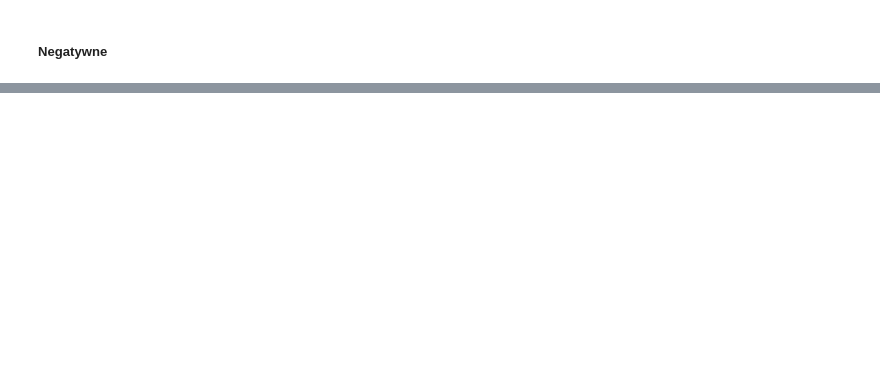
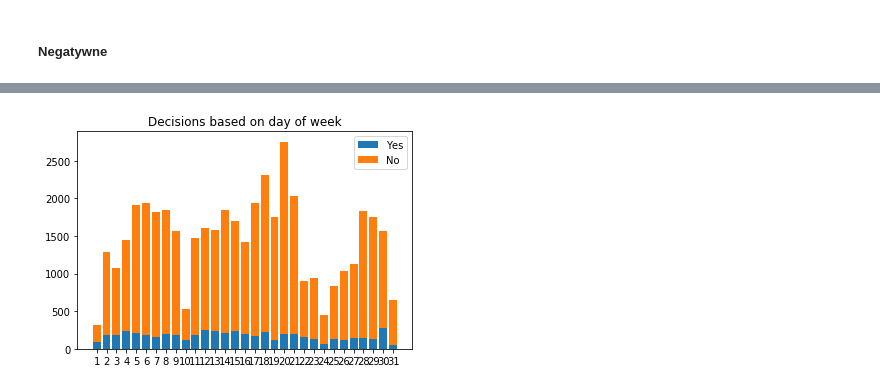
Before and after one commit to JakKowalCzyk/BigDataWarsztaty, a Jupyter notebook: bank.ipynb, the cells around one changed output, grey strips where cells are left out. Saved outputs shown, nothing was run; the diff lists cells and outputs as text; code cells hidden in the pictures; blank space fills up the shorter version.

```diff
--- a/bank.ipynb
+++ b/bank.ipynb
@@ -135,0 +172,23 @@ negative.age.plot(kind = 'hist', bins=30, title="Negatywne")
+# %%
+days = range(1,32)
+decisions = banks.y
+values = {}
+
+
+
+for day in days:
+    values[day] = list(banks.loc[banks['day'] == day].y)
+
+list_values = [ v for v in values.values() ]
+yesses = list(map(lambda x: x.count('yes'), list_values))
+noes = list(map(lambda x: x.count('no'), list_values))
+yes = plt.bar(days, yesses)
+no = plt.bar(days, noes, bottom=yesses)
+
+plt.title('Decisions based on day of week')
+plt.xticks(days)
+plt.legend((yes[0], no[0]), ('Yes', 'No'))
+
+plt.show()
+# %% [output]
+[figure, added]
```
Also changed, not shown: parts of 8 cells of this notebook.
